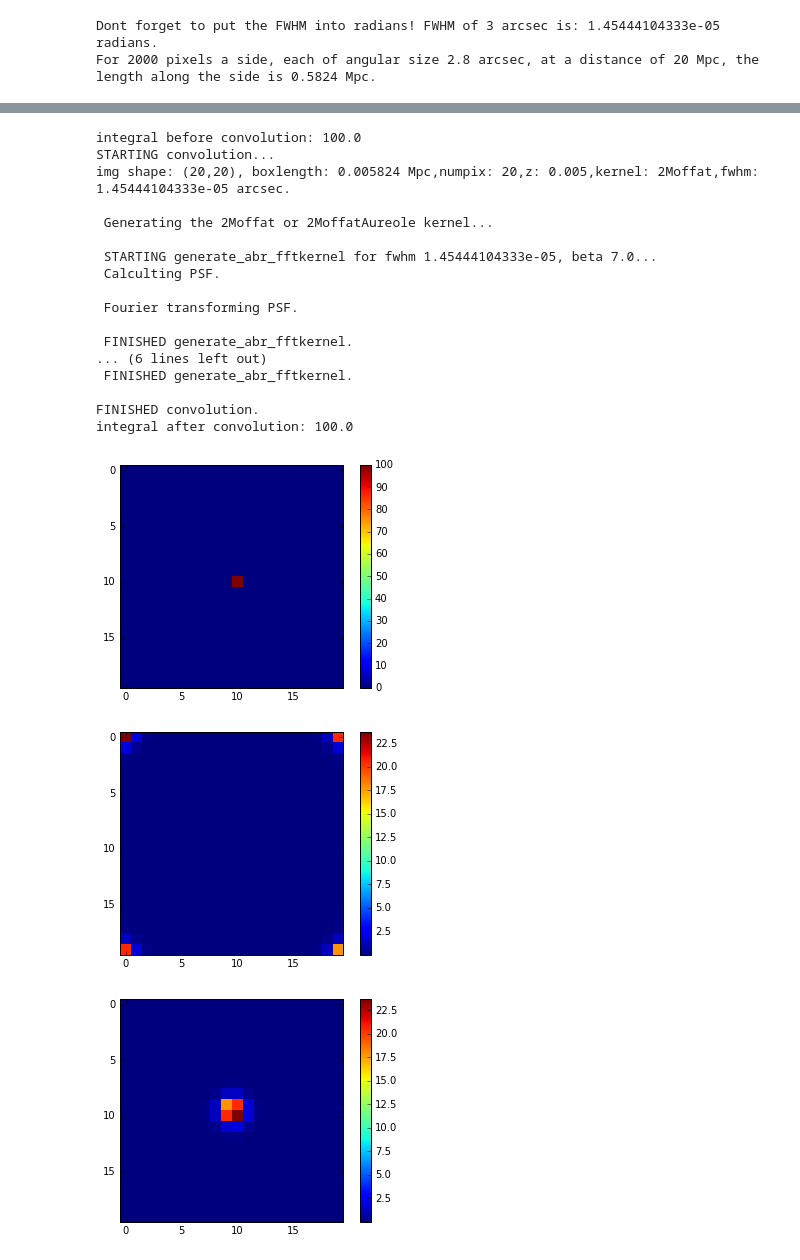
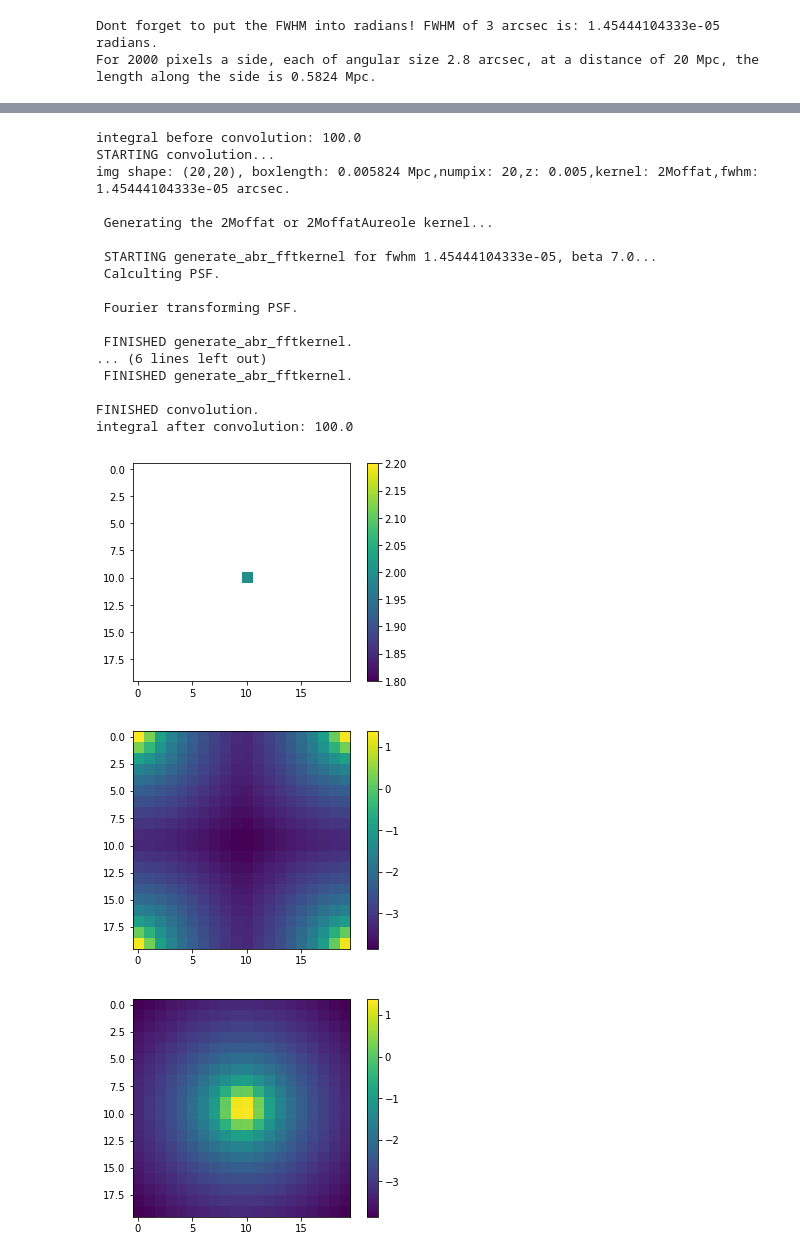
Before and after one commit to lokhorst/HalphaScripts, a Jupyter notebook: EagleSimScripts/psf_image_conv_TESTING.ipynb, the cells around one changed output, grey strips where cells are left out. Saved outputs shown, nothing was run; the diff lists cells and outputs as text; code cells hidden in the pictures.

```diff
--- a/EagleSimScripts/psf_image_conv_TESTING.ipynb
+++ b/EagleSimScripts/psf_image_conv_TESTING.ipynb
@@ -71,6 +73,10 @@ Using a somewhat delta function to test the convolution.
 # %%
-img = np.zeros((20,20))
-numpix = img.shape[0]
+numpix = 20
+img = np.zeros((numpix,numpix))
 img[numpix/2,numpix/2] = 100  #img[numpix/2-2:numpix/2+2,numpix/2-2:numpix/2+2] = 1
 
 boxlength = (angularpixsize_dragonfly*numpix*kpc_to_arcsec_20Mpcaway) / 1000. # Mpc
+
+print 'For %s pixels a side, each of angular size %s arcsec,\
+    at a distance of 20 Mpc, the length along the side is %s Mpc.'\
+    %(numpix,angularpixsize_dragonfly,boxlength)
@@ -142,39 +141,39 @@ print 'integral before convolution: %s'%np.sum(img)
 convolved2Moffat = conv_image_abr(img,boxlength,numpix,z,'2Moffat',fwhm,debug=False)
 
 print 'integral after convolution: %s'%np.sum(convolved2Moffat)
 
-plt.imshow(img,interpolation='nearest')
+plt.imshow(np.log10(img),interpolation='nearest')
 plt.colorbar()
 plt.show()
 
-plt.imshow(convolved2Moffat,interpolation='nearest')
+plt.imshow(np.log10(convolved2Moffat),interpolation='nearest')
 plt.colorbar()
 plt.show()
 
-plt.imshow(np.fft.fftshift(convolved2Moffat),interpolation='nearest') #https://dsp.stackexchange.com/questions/47249/result-of-inverse-fft-is-sometimes-shifted-in-real-space
+plt.imshow(np.log10(np.fft.fftshift(convolved2Moffat)),interpolation='nearest') #https://dsp.stackexchange.com/questions/47249/result-of-inverse-fft-is-sometimes-shifted-in-real-space
 plt.colorbar()
 plt.show()
 # %% [output]
 integral before convolution: 100.0
 STARTING convolution...
 img shape: (20,20), boxlength: 0.005824 Mpc,numpix: 20,z: 0.005,kernel: 2Moffat,fwhm: 1.45444104333e-05 arcsec.
 
  Generating the 2Moffat or 2MoffatAureole kernel...
 
  STARTING generate_abr_fftkernel for fwhm 1.45444104333e-05, beta 7.0...
  Calculting PSF.
 
  Fourier transforming PSF.
 
  FINISHED generate_abr_fftkernel.
 ... (6 lines left out)
  FINISHED generate_abr_fftkernel.
 
 FINISHED convolution.
 integral after convolution: 100.0
-[figure, old version]
+[figure, new version]
-[figure, old version]
+[figure, new version]
-[figure, old version]
+[figure, new version]
 # %%
 plt.imshow(np.fft.fftshift(convolved2Moffat)-np.fft.fftshift(convolved2MoffatAureole)) #https://dsp.stackexchange.com/questions/47249/result-of-inverse-fft-is-sometimes-shifted-in-real-space
 plt.colorbar()
```
Also changed, not shown: parts of 16 cells of this notebook, 6 other files.
